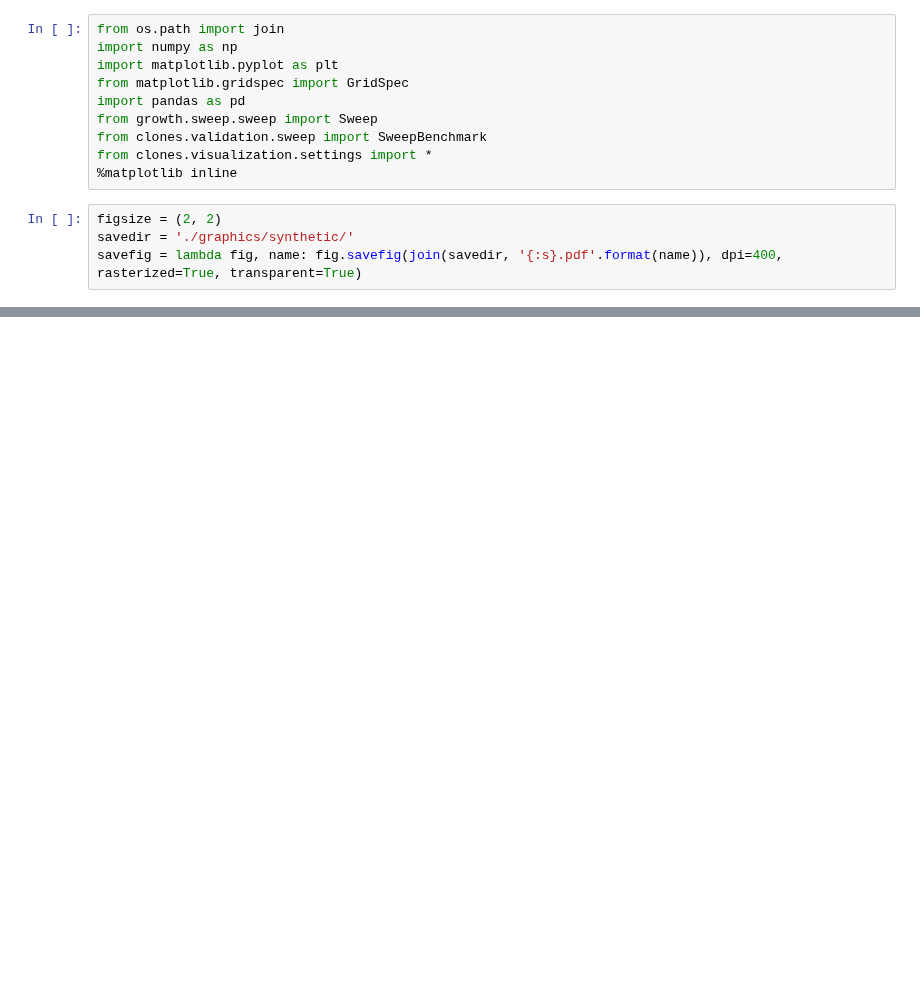
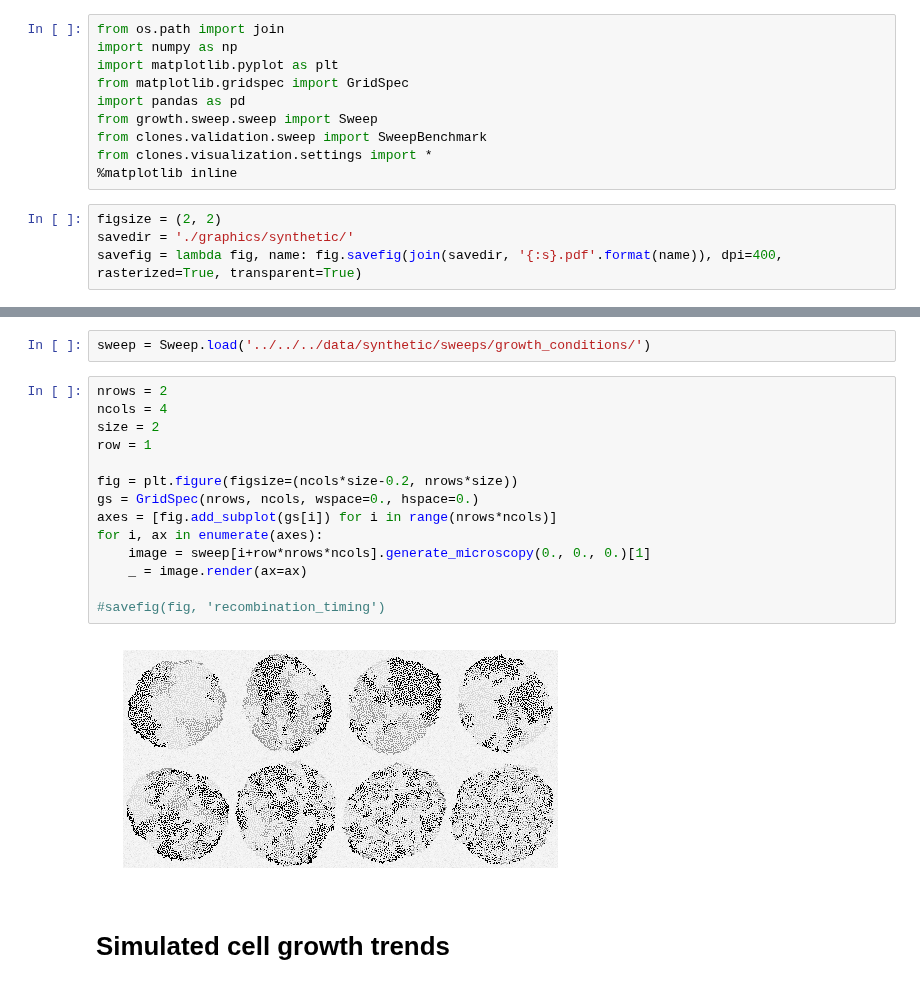
Before and after one commit to sbernasek/flyqma, a Jupyter notebook: notebooks/figures/figure_4.ipynb, the cells around one changed output, grey strips where cells are left out. Drawn from its saved outputs; the diff is of its cells as text; blank space fills up the shorter version.

```diff
--- a/notebooks/figures/figure_4.ipynb
+++ b/notebooks/figures/figure_4.ipynb
@@ -216,0 +53,20 @@ _ = ax.scatter(*simulation.xy.T, c=clustering.labels, s=10, cmap=plt.cm.Greys, v
+# %%
+sweep = Sweep.load('../../../data/synthetic/sweeps/growth_conditions/')
+# %%
+nrows = 2
+ncols = 4
+size = 2
+row = 1
+
+fig = plt.figure(figsize=(ncols*size-0.2, nrows*size))
+gs = GridSpec(nrows, ncols, wspace=0., hspace=0.)
+axes = [fig.add_subplot(gs[i]) for i in range(nrows*ncols)]
+for i, ax in enumerate(axes):
+    image = sweep[i+row*nrows*ncols].generate_microscopy(0., 0., 0.)[1]
+    _ = image.render(ax=ax)
+
+#savefig(fig, 'recombination_timing')
+# %% [output]
+[figure, added]
+# %% [markdown]
+# Simulated cell growth trends
```
Also changed, not shown: parts of 70 cells of this notebook, 26 other files.
